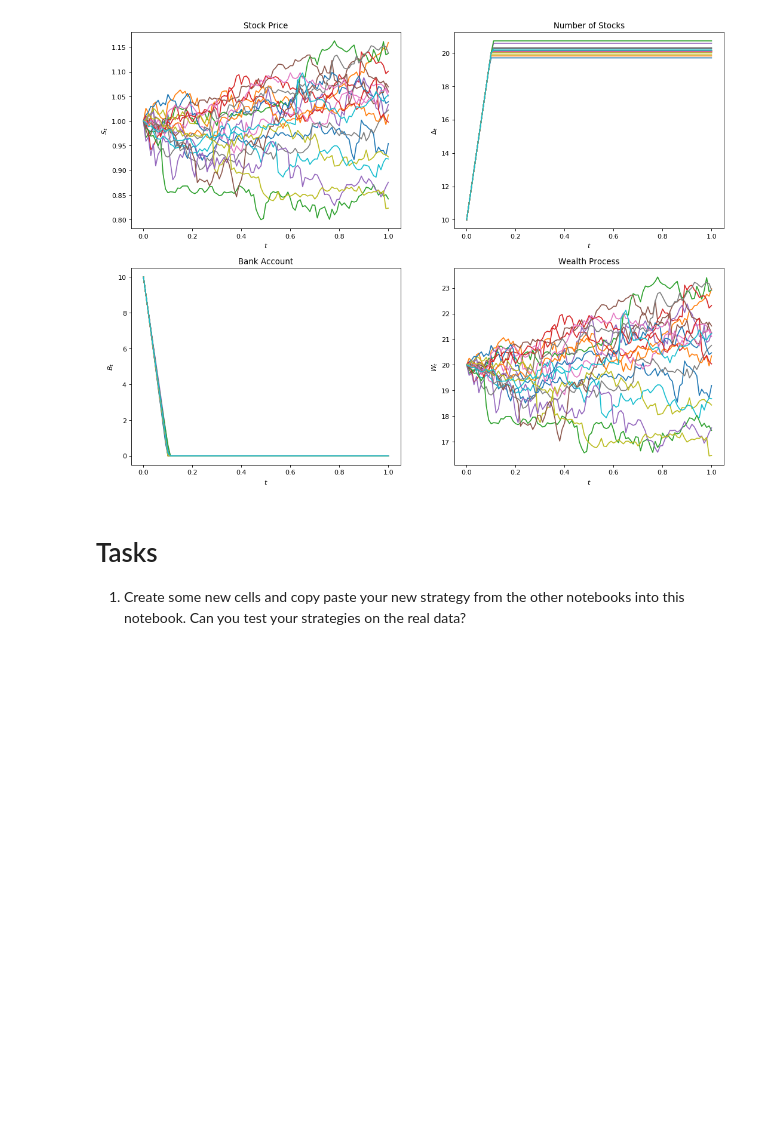
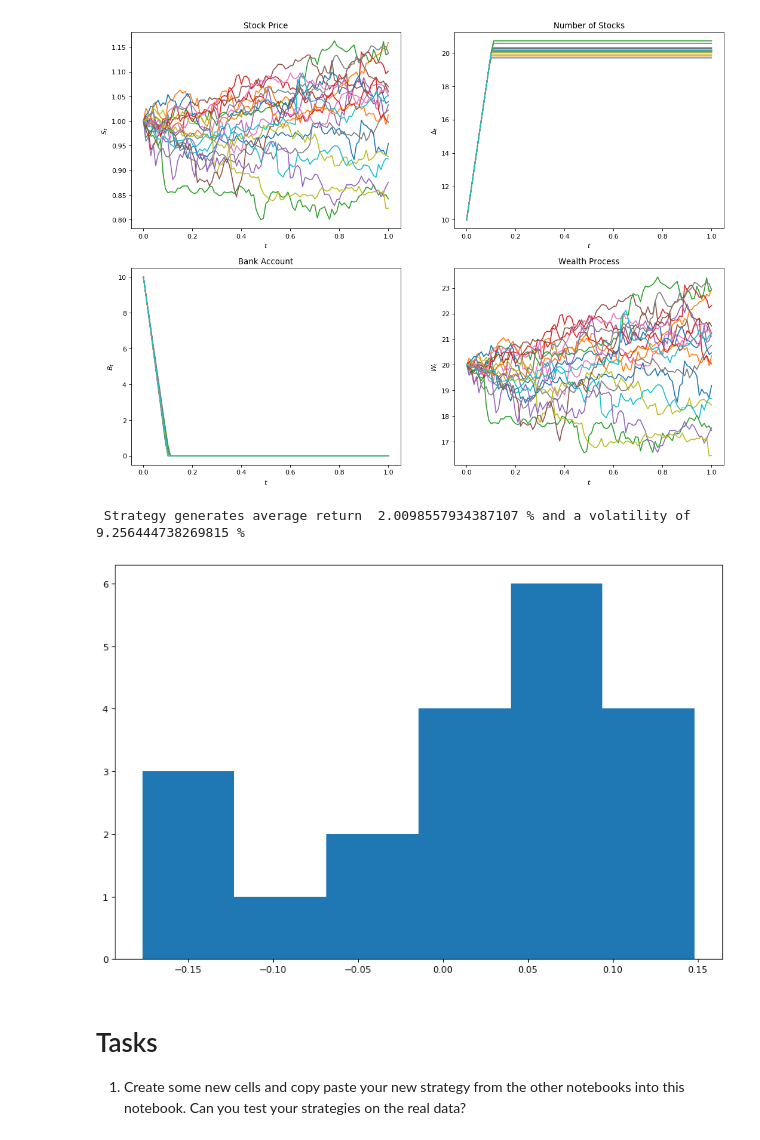
Before and after one commit to pjohno/MathFinanceWorkshop, a Jupyter notebook: notebooks/Real Data Strategies.ipynb, the cells around one changed output. Saved outputs shown, nothing was run; the diff lists cells and outputs as text; code cells hidden in the pictures; blank space fills up the shorter version.

```diff
--- a/notebooks/Real Data Strategies.ipynb
+++ b/notebooks/Real Data Strategies.ipynb
@@ -5,7 +5,7 @@ Now we run our trading strategies on real data. We use the 20 periods of real da
 # %%
 from MathFinanceWorkshop import MFW_Simulation
 import numpy as np
-M = MFW_Simulation()
+ModelBuying = MFW_Simulation()
 # %% [markdown]
 First lets see how our simple strategy, where
 $$
@@ -17,5 +17,10 @@ M.plotRealData()
 # %% [output]
 [figure]
+# %%
+ModelBuying.statsRealData()
+# %% [output]
+ Strategy generates average return  2.0098557934387107 % and a volatility of  9.256444738269815 %
+[figure, added]
 # %% [markdown]
 # Tasks
 
```
Also changed, not shown: parts of 2 cells of this notebook, 4 other files.
